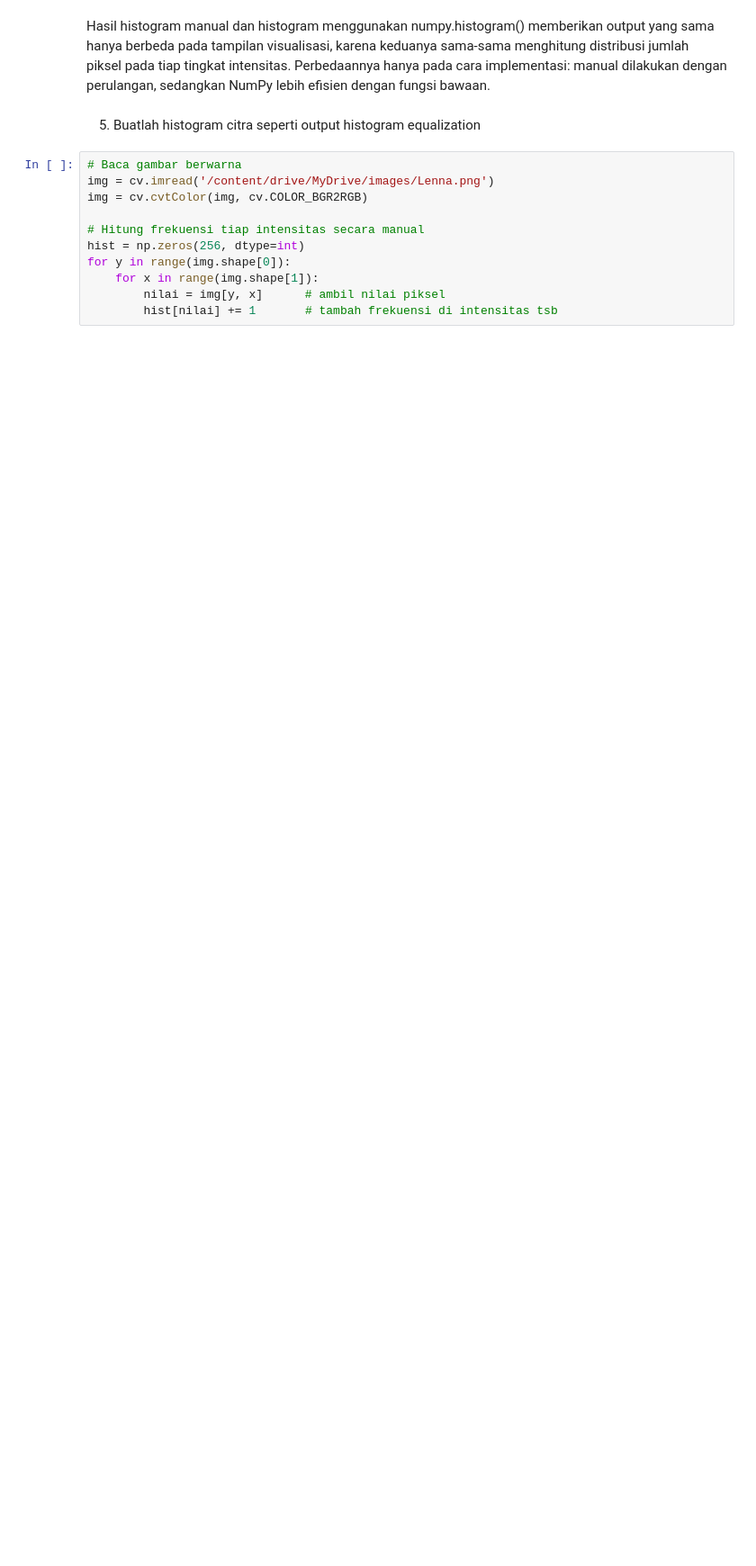
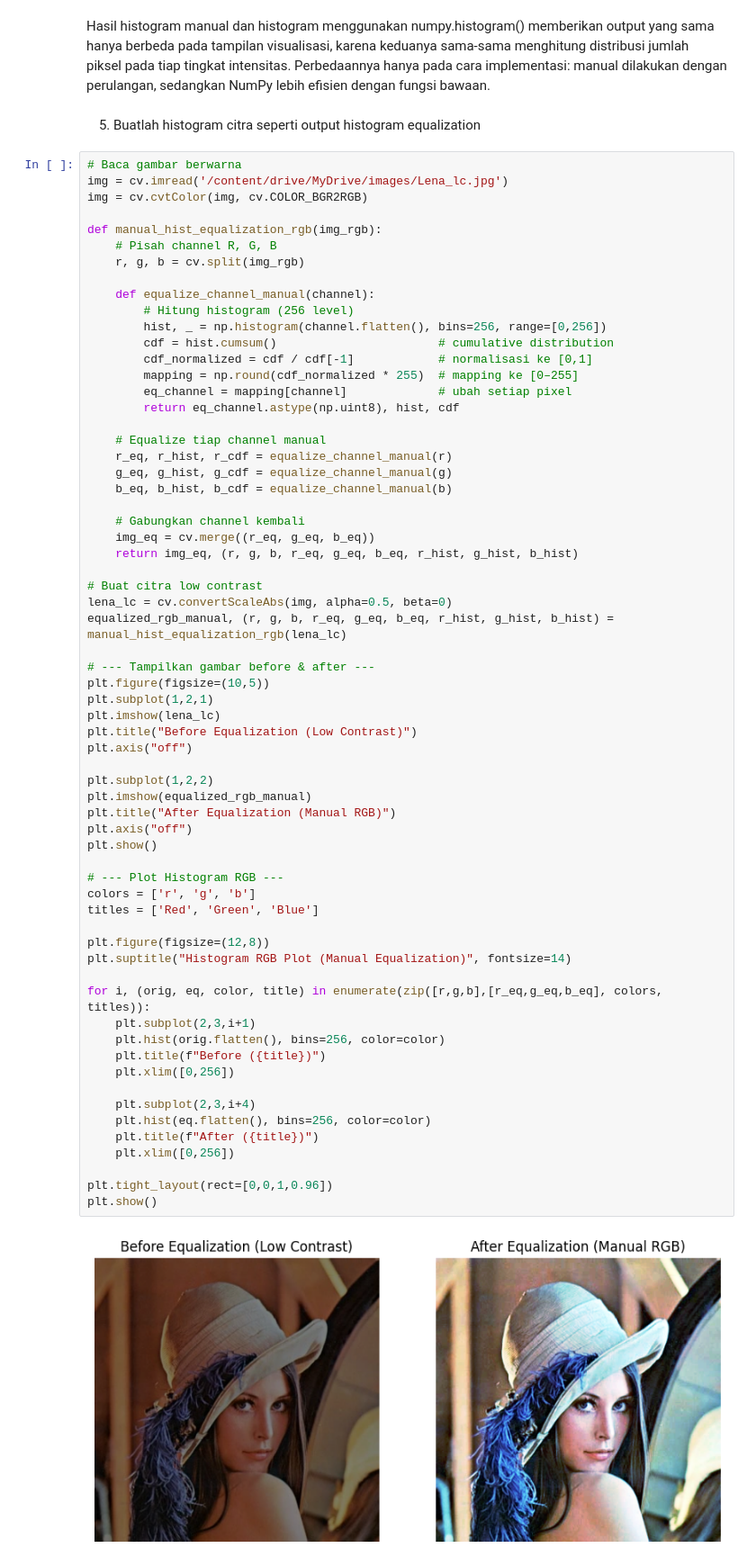
Before and after one commit to Vemas144/PCVK_Ganjil_2025, a Jupyter notebook: Week6.ipynb, the cells around one changed output. Shown at 90% size. Drawn from its saved outputs; the diff is of its cells as text; blank space fills up the shorter version.

```diff
--- a/Week6.ipynb
+++ b/Week6.ipynb
@@ -116,14 +116,69 @@ plt.show()
 Hasil histogram manual dan histogram menggunakan numpy.histogram() memberikan output yang sama hanya berbeda pada tampilan visualisasi, karena keduanya sama-sama menghitung distribusi jumlah piksel pada tiap tingkat intensitas. Perbedaannya hanya pada cara implementasi: manual dilakukan dengan perulangan, sedangkan NumPy lebih efisien dengan fungsi bawaan.
 # %% [markdown]
 5. Buatlah histogram citra seperti output histogram equalization
-# %%
-# Baca gambar berwarna
-img = cv.imread('/content/drive/MyDrive/images/Lenna.png')
-img = cv.cvtColor(img, cv.COLOR_BGR2RGB)
-
-# Hitung frekuensi tiap intensitas secara manual
-hist = np.zeros(256, dtype=int)
-for y in range(img.shape[0]):
-    for x in range(img.shape[1]):
-        nilai = img[y, x]      # ambil nilai piksel
-        hist[nilai] += 1       # tambah frekuensi di intensitas tsb
+# %%
+# Baca gambar berwarna
+img = cv.imread('/content/drive/MyDrive/images/Lena_lc.jpg')
+img = cv.cvtColor(img, cv.COLOR_BGR2RGB)
+
+def manual_hist_equalization_rgb(img_rgb):
+    # Pisah channel R, G, B
+    r, g, b = cv.split(img_rgb)
+
+    def equalize_channel_manual(channel):
+        # Hitung histogram (256 level)
+        hist, _ = np.histogram(channel.flatten(), bins=256, range=[0,256])
+        cdf = hist.cumsum()                       # cumulative distribution
+        cdf_normalized = cdf / cdf[-1]            # normalisasi ke [0,1]
+        mapping = np.round(cdf_normalized * 255)  # mapping ke [0–255]
+        eq_channel = mapping[channel]             # ubah setiap pixel
+        return eq_channel.astype(np.uint8), hist, cdf
+
+    # Equalize tiap channel manual
+    r_eq, r_hist, r_cdf = equalize_channel_manual(r)
+    g_eq, g_hist, g_cdf = equalize_channel_manual(g)
+    b_eq, b_hist, b_cdf = equalize_channel_manual(b)
+
+    # Gabungkan channel kembali
+    img_eq = cv.merge((r_eq, g_eq, b_eq))
+    return img_eq, (r, g, b, r_eq, g_eq, b_eq, r_hist, g_hist, b_hist)
+
+# Buat citra low contrast
+lena_lc = cv.convertScaleAbs(img, alpha=0.5, beta=0)
+equalized_rgb_manual, (r, g, b, r_eq, g_eq, b_eq, r_hist, g_hist, b_hist) = manual_hist_equalization_rgb(lena_lc)
+
+# --- Tampilkan gambar before & after ---
+plt.figure(figsize=(10,5))
+plt.subplot(1,2,1)
+plt.imshow(lena_lc)
+plt.title("Before Equalization (Low Contrast)")
+plt.axis("off")
+
+plt.subplot(1,2,2)
+plt.imshow(equalized_rgb_manual)
+plt.title("After Equalization (Manual RGB)")
+plt.axis("off")
+plt.show()
+
+# --- Plot Histogram RGB ---
+colors = ['r', 'g', 'b']
+titles = ['Red', 'Green', 'Blue']
+
+plt.figure(figsize=(12,8))
+plt.suptitle("Histogram RGB Plot (Manual Equalization)", fontsize=14)
+
+for i, (orig, eq, color, title) in enumerate(zip([r,g,b],[r_eq,g_eq,b_eq], colors, titles)):
+    plt.subplot(2,3,i+1)
+    plt.hist(orig.flatten(), bins=256, color=color)
+    plt.title(f"Before ({title})")
+    plt.xlim([0,256])
+
+    plt.subplot(2,3,i+4)
+    plt.hist(eq.flatten(), bins=256, color=color)
+    plt.title(f"After ({title})")
+    plt.xlim([0,256])
+
+plt.tight_layout(rect=[0,0,1,0.96])
+plt.show()
+# %% [output]
+[figure, added]
```
Also changed, not shown: parts of 11 cells of this notebook.
